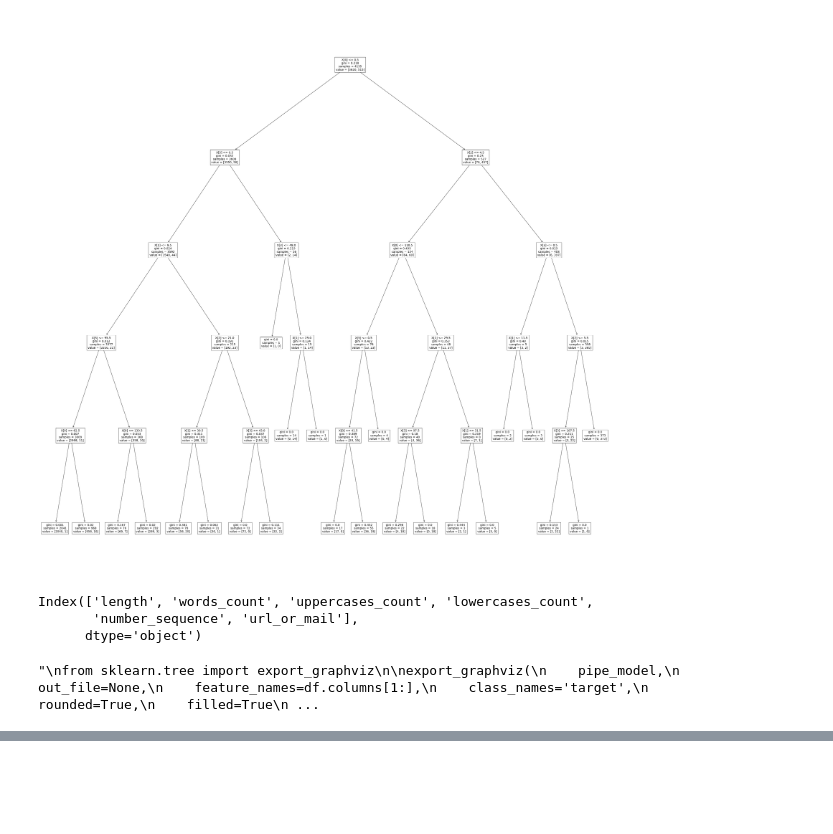
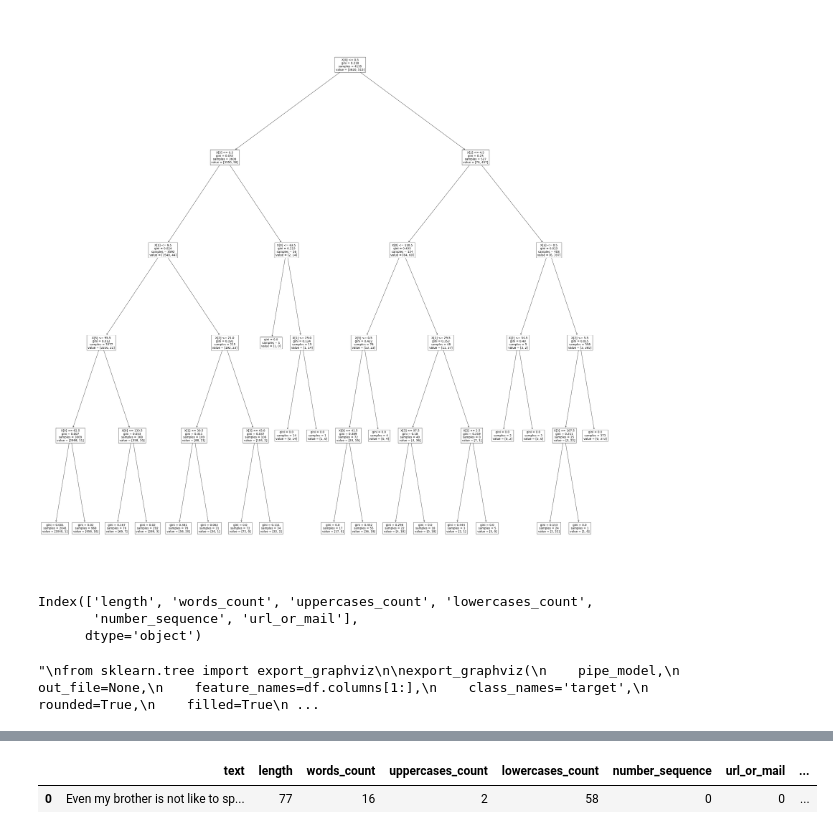
Before and after one commit to dataIA-2021/G4_SpamClassifier, a Jupyter notebook: Etude.ipynb, the cells around one changed output, grey strips where cells are left out. Saved outputs shown, nothing was run; the diff lists cells and outputs as text; code cells hidden in the pictures; blank space fills up the shorter version.

```diff
--- a/Etude.ipynb
+++ b/Etude.ipynb
@@ -584,0 +708,7 @@ Reseau de neuronnes
+# %%
+# Creation d'un nouveau dataframe
+df_predict = pd.DataFrame()
+df_predict['text'] = ['Even my brother is not like to speak with me. They treat me like aids patent.']
+preprocess = Preprocess(df_predict)
+df_new = preprocess.getDf()
+X_new = preprocess.getFeatures()
@@ -626,0 +769,5 @@ KNeighborsClassifier(n_neighbors=3) score : 0.94294
+# %%
+df_new
+# %% [output]
+|  | text | length | words_count | uppercases_count | lowercases_count | number_sequence | url_or_mail | ... |
+| 0 | Even my brother is not like to sp... | 77 | 16 | 2 | 58 | 0 | 0 | ... |
```
Also changed, not shown: parts of 22 cells of this notebook, 11 other files.
